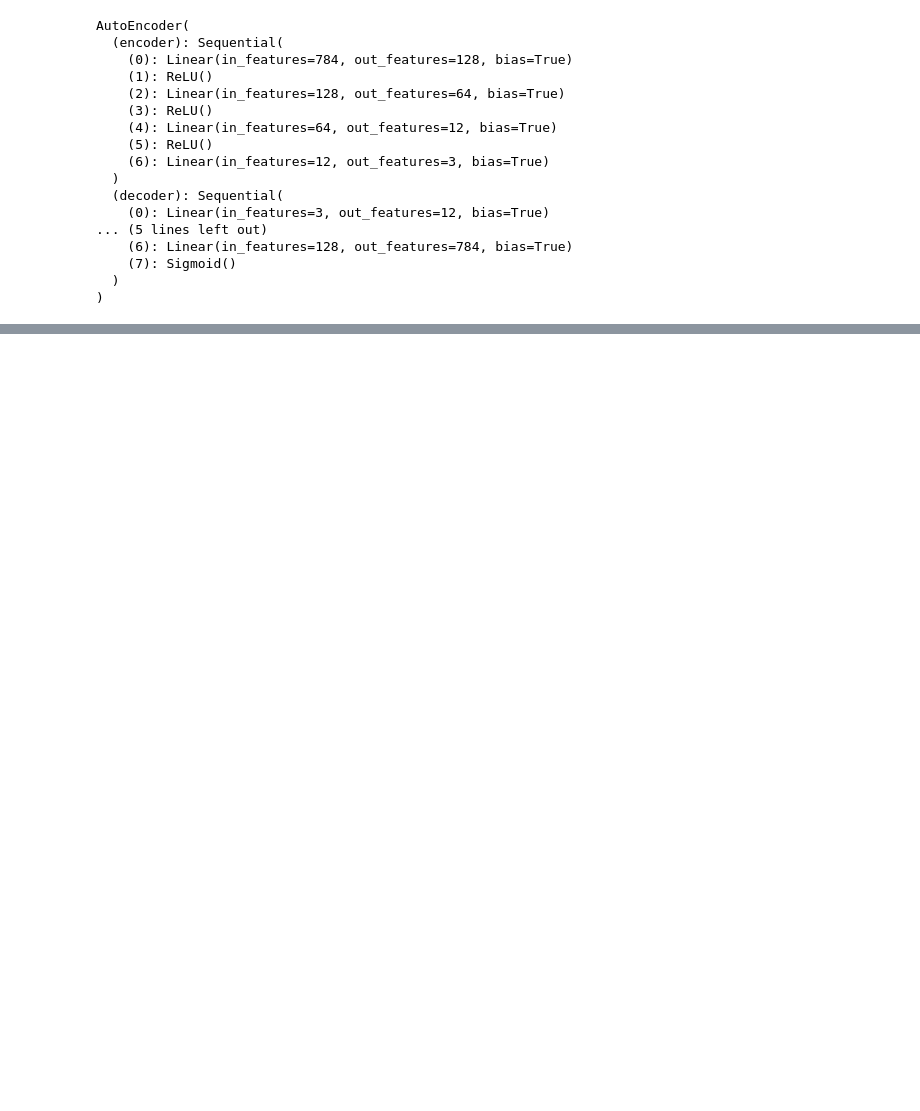
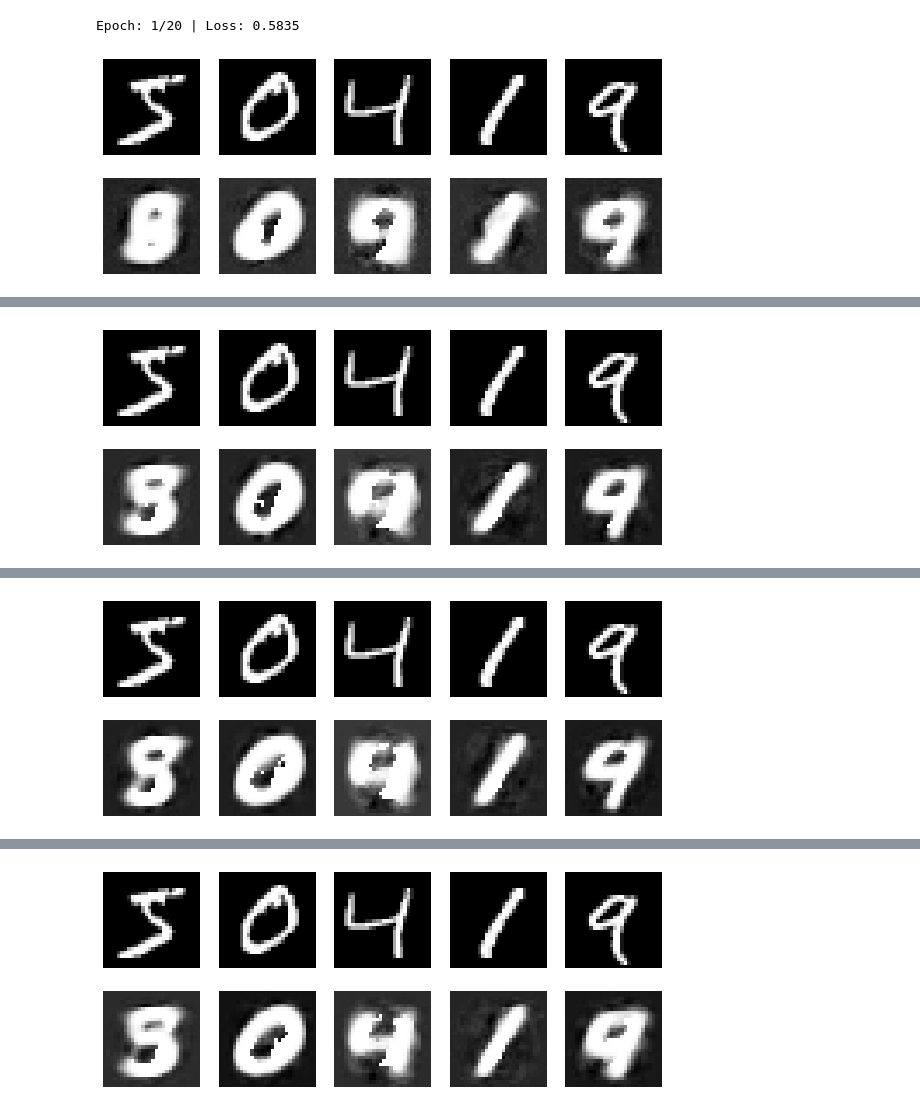
Before and after one commit to CheshireCat12/Deep_learning_challenges, a Jupyter notebook: AE.ipynb, the cells around one changed output, grey strips where cells are left out. Saved outputs shown, nothing was run; the diff lists cells and outputs as text; code cells hidden in the pictures; blank space fills up the shorter version.

```diff
--- a/AE.ipynb
+++ b/AE.ipynb
@@ -71,27 +114,13 @@ class AutoEncoder(nn.Module):
 # %%
-autoencoder = AutoEncoder()
+autoencoder = AutoEncoder(nn.Tanh())
 autoencoder.to(DEVICE)
-print(autoencoder)
 
-optimizer = torch.optim.Adam(autoencoder.parameters())
+optimizer = torch.optim.Adam(autoencoder.parameters(), weight_decay=1e-5)
 loss_func = nn.MSELoss()
 
 view_data = Variable(train_data.data[:NB_TEST_IMG].view(-1, 28*28).type(torch.cuda.FloatTensor))
+
+train(autoencoder, train_loader, view_data, loss_func)
 # %% [output]
-AutoEncoder(
-  (encoder): Sequential(
-    (0): Linear(in_features=784, out_features=128, bias=True)
-    (1): ReLU()
-    (2): Linear(in_features=128, out_features=64, bias=True)
-    (3): ReLU()
-    (4): Linear(in_features=64, out_features=12, bias=True)
-    (5): ReLU()
-    (6): Linear(in_features=12, out_features=3, bias=True)
-  )
-  (decoder): Sequential(
-    (0): Linear(in_features=3, out_features=12, bias=True)
-... (5 lines left out)
-    (6): Linear(in_features=128, out_features=784, bias=True)
-    (7): Sigmoid()
-  )
-)
+Epoch: 1/20 | Loss: 0.5835
+[figure, added]
@@ -97,0 +132 @@ AutoEncoder(
+[figure, added]
@@ -97,0 +138 @@ AutoEncoder(
+[figure, added]
@@ -97,0 +144 @@ AutoEncoder(
+[figure, added]
```
Also changed, not shown: parts of 6 cells of this notebook.
